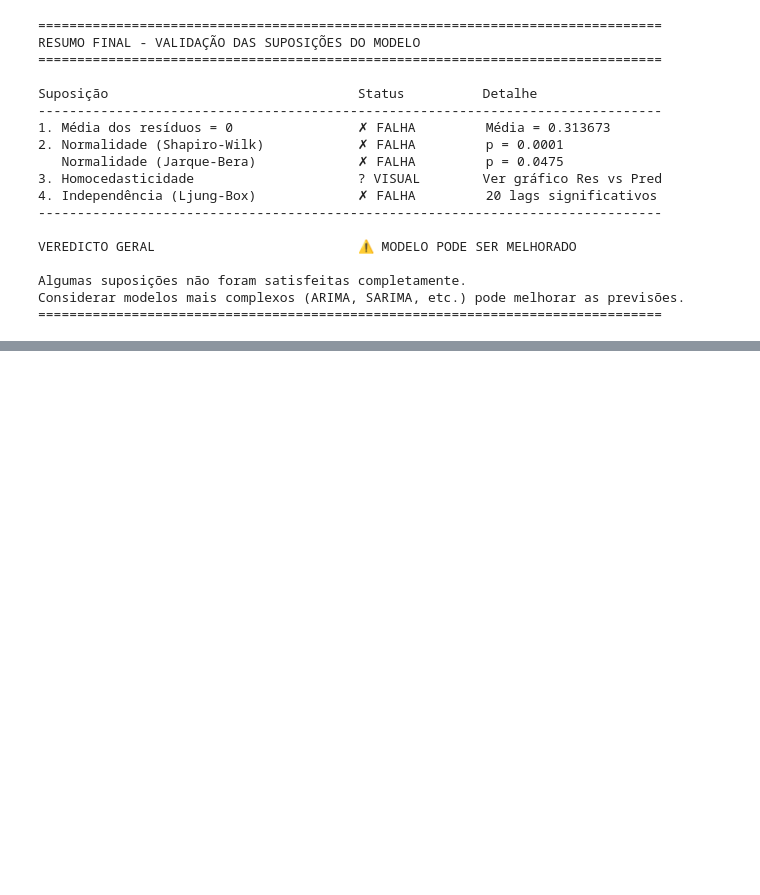
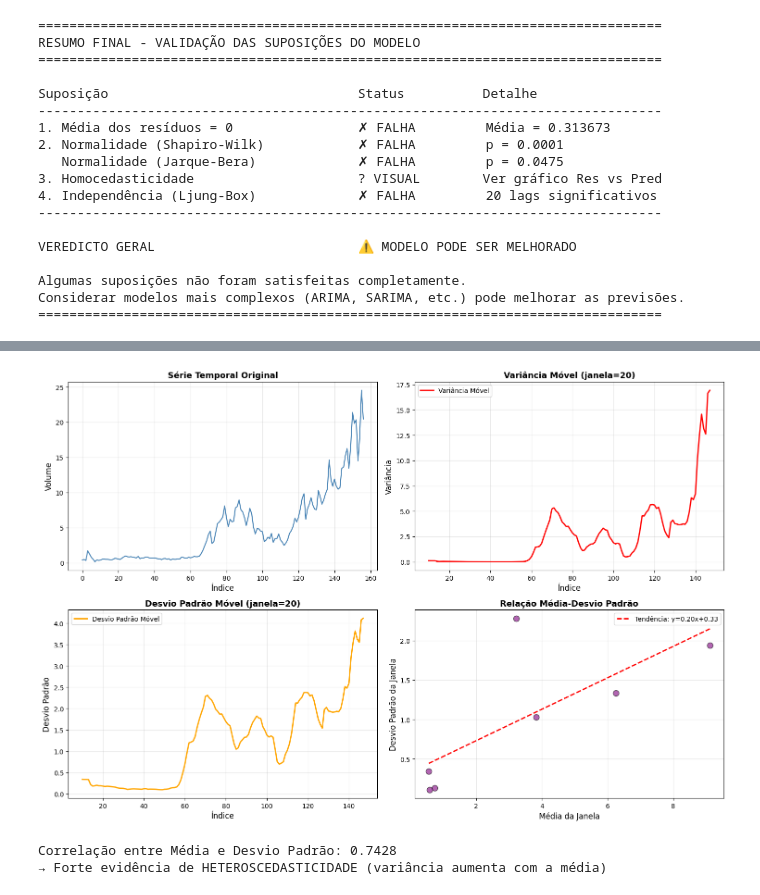
Before and after one commit to eduardammag/time-series, a Jupyter notebook: baselines/Baselines.ipynb, the cells around one changed output, grey strips where cells are left out. Cells and saved outputs as stored; diff of their text form; code cells hidden in the pictures; blank space fills up the shorter version.

```diff
--- a/baselines/Baselines.ipynb
+++ b/baselines/Baselines.ipynb
@@ -2064,0 +2079,79 @@ Considerar modelos mais complexos (ARIMA, SARIMA, etc.) pode melhorar as previs
+# %%
+# Análise visual da heteroscedasticidade
+import matplotlib.pyplot as plt
+import numpy as np
+import pandas as pd
+
+# Vamos dividir a série em janelas e calcular a variância de cada janela
+window_size = 20  # janela de 20 observações (~5 meses)
+n_windows = len(series) // window_size
+
+fig, axes = plt.subplots(2, 2, figsize=(15, 10))
+
+# 1. Série temporal original
+ax1 = axes[0, 0]
+ax1.plot(series.index, series.values, linewidth=1.5, color='steelblue')
+ax1.set_xlabel('Índice', fontsize=12)
+ax1.set_ylabel('Volume', fontsize=12)
+ax1.set_title('Série Temporal Original', fontsize=13, fontweight='bold')
+ax1.grid(alpha=0.3)
+
+# 2. Variância móvel (rolling variance)
+rolling_var = series.rolling(window=window_size, center=True).var()
+ax2 = axes[0, 1]
+ax2.plot(rolling_var.index, rolling_var.values, linewidth=2, color='red', label='Variância Móvel')
+ax2.set_xlabel('Índice', fontsize=12)
+ax2.set_ylabel('Variância', fontsize=12)
+ax2.set_title(f'Variância Móvel (janela={window_size})', fontsize=13, fontweight='bold')
+ax2.legend()
+ax2.grid(alpha=0.3)
+
+# 3. Desvio padrão móvel
+rolling_std = series.rolling(window=window_size, center=True).std()
+ax3 = axes[1, 0]
+ax3.plot(rolling_std.index, rolling_std.values, linewidth=2, color='orange', label='Desvio Padrão Móvel')
+ax3.set_xlabel('Índice', fontsize=12)
+ax3.set_ylabel('Desvio Padrão', fontsize=12)
+ax3.set_title(f'Desvio Padrão Móvel (janela={window_size})', fontsize=13, fontweight='bold')
+ax3.legend()
+ax3.grid(alpha=0.3)
+
+# 4. Média vs Desvio Padrão por janela
+windows_mean = []
+windows_std = []
+for i in range(n_windows):
+    start_idx = i * window_size
+    end_idx = start_idx + window_size
+    window_data = series.iloc[start_idx:end_idx]
+    windows_mean.append(window_data.mean())
+    windows_std.append(window_data.std())
+
+ax4 = axes[1, 1]
+ax4.scatter(windows_mean, windows_std, s=80, alpha=0.6, color='purple', edgecolors='black')
+# Linha de tendência
+z = np.polyfit(windows_mean, windows_std, 1)
+p = np.poly1d(z)
+x_trend = np.linspace(min(windows_mean), max(windows_mean), 100)
+ax4.plot(x_trend, p(x_trend), "r--", linewidth=2, label=f'Tendência: y={z[0]:.2f}x+{z[1]:.2f}')
+ax4.set_xlabel('Média da Janela', fontsize=12)
+ax4.set_ylabel('Desvio Padrão da Janela', fontsize=12)
+ax4.set_title('Relação Média-Desvio Padrão', fontsize=13, fontweight='bold')
+ax4.legend()
+ax4.grid(alpha=0.3)
+
+plt.tight_layout()
+plt.show()
+
+# Correlação entre média e desvio padrão
+corr = np.corrcoef(windows_mean, windows_std)[0, 1]
+print(f"\nCorrelação entre Média e Desvio Padrão: {corr:.4f}")
+if corr > 0.5:
+    print("→ Forte evidência de HETEROSCEDASTICIDADE (variância aumenta com a média)")
+elif corr > 0.3:
+    print("→ Moderada evidência de heteroscedasticidade")
+else:
+    print("→ Fraca evidência de heteroscedasticidade")
+# %% [output]
+[figure, added]
+Correlação entre Média e Desvio Padrão: 0.7428
+→ Forte evidência de HETEROSCEDASTICIDADE (variância aumenta com a média)
```
Also changed, not shown: parts of 14 cells of this notebook.
